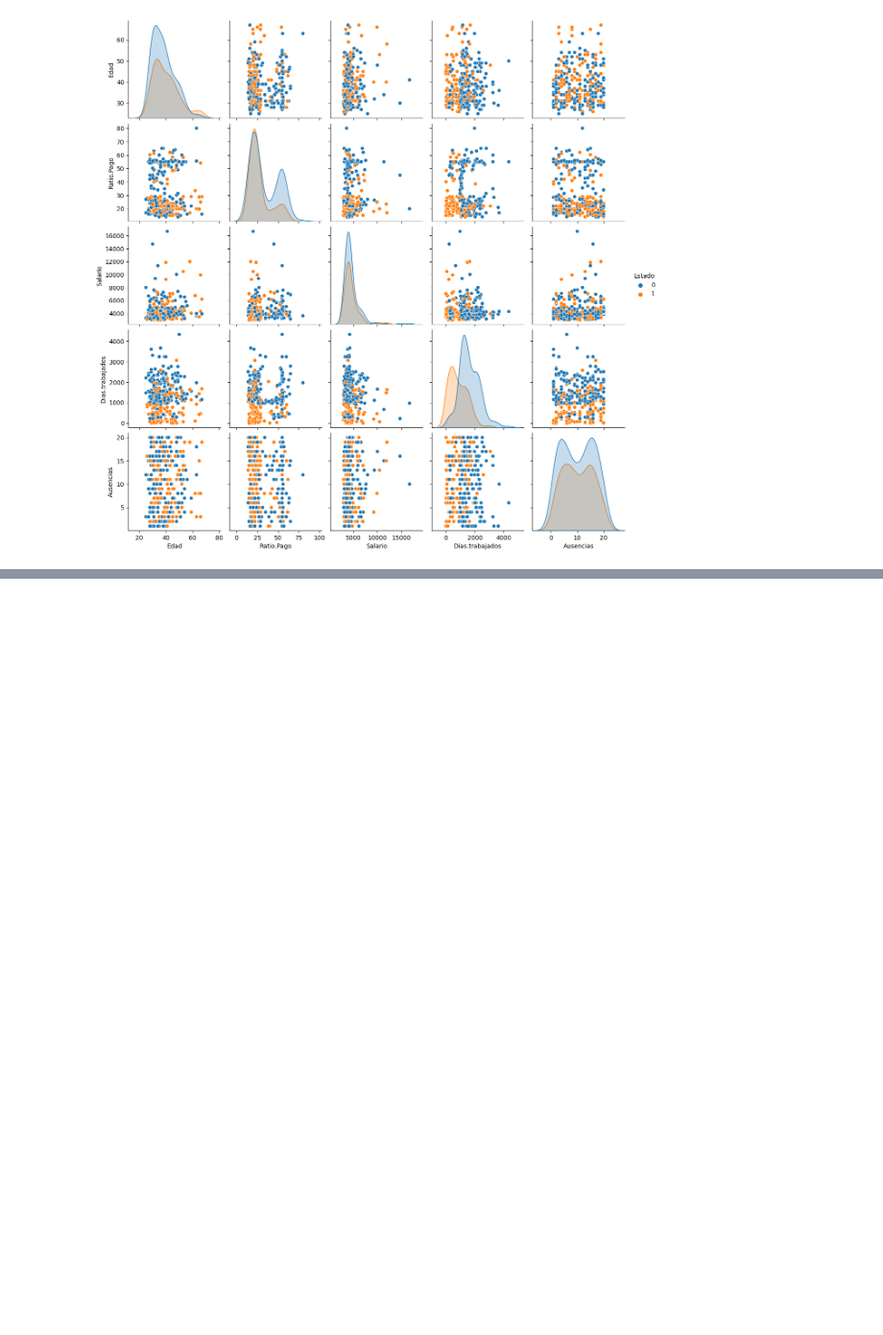
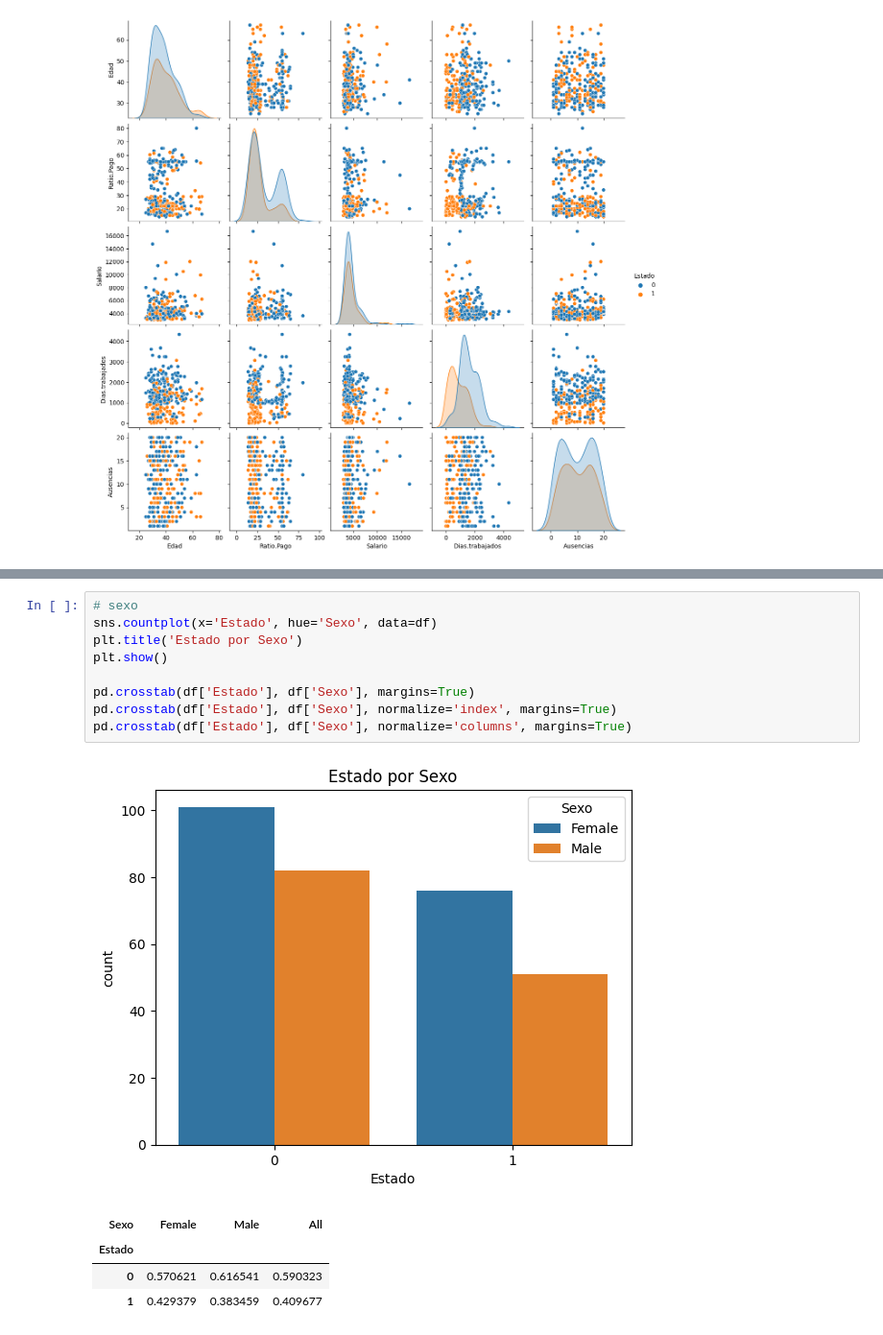
Before and after one commit to lreyessandoval/ciencia-de-datos-2023, a Jupyter notebook: modulo-#5/ejercicio-#4/ejercicio-4.ipynb, the cells around one changed output, grey strips where cells are left out. Shown at 96% size. Saved outputs shown, nothing was run; the diff lists cells and outputs as text; blank space fills up the shorter version.

```diff
--- a/modulo-#5/ejercicio-#4/ejercicio-4.ipynb
+++ b/modulo-#5/ejercicio-#4/ejercicio-4.ipynb
@@ -139,0 +189,15 @@ plt.show()
+# %%
+# sexo
+sns.countplot(x='Estado', hue='Sexo', data=df)
+plt.title('Estado por Sexo')
+plt.show()
+
+pd.crosstab(df['Estado'], df['Sexo'], margins=True)
+pd.crosstab(df['Estado'], df['Sexo'], normalize='index', margins=True)
+pd.crosstab(df['Estado'], df['Sexo'], normalize='columns', margins=True)
+# %% [output]
+[figure, added]
+| Sexo | Female | Male | All |
+| Estado |  |  |  |
+| 0 | 0.570621 | 0.616541 | 0.590323 |
+| 1 | 0.429379 | 0.383459 | 0.409677 |
```
Also changed, not shown: parts of 11 cells of this notebook, 8 other files.
